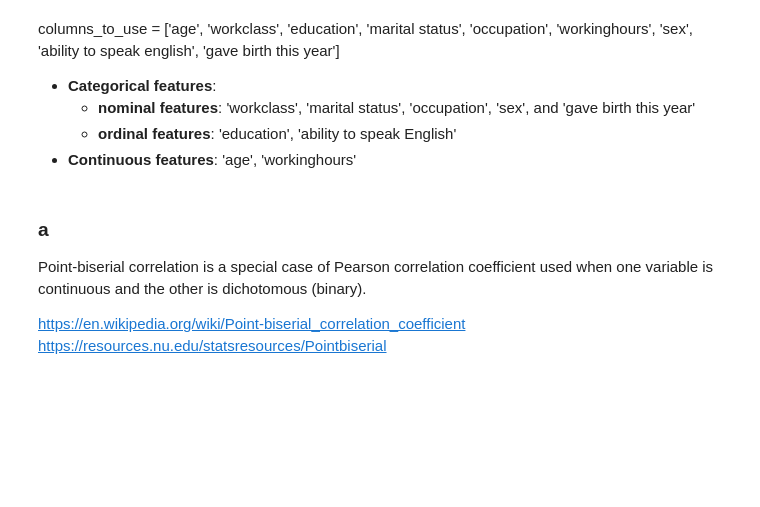
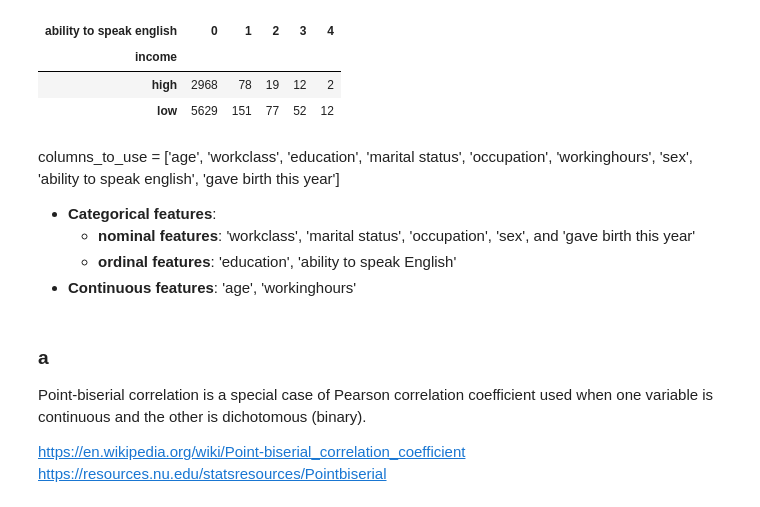
Before and after one commit to MaksimKarnaukh/DataMining, a Jupyter notebook: Assignment2/src/feature_importance.ipynb, the cells around one changed output. Saved outputs shown, nothing was run; the diff lists cells and outputs as text; code cells hidden in the pictures; blank space fills up the shorter version.

```diff
--- a/Assignment2/src/feature_importance.ipynb
+++ b/Assignment2/src/feature_importance.ipynb
@@ -15,3 +25,11 @@ data = load_dataset('../data/assignment2_income_cleaned.xlsx')
+# %%
+income_counts = data.groupby(['income', 'ability to speak english']).size().unstack(fill_value=0)
+income_counts
+# %% [output]
+| ability to speak english | 0 | 1 | 2 | 3 | 4 |
+| income |  |  |  |  |  |
+| high | 2968 | 78 | 19 | 12 | 2 |
+| low | 5629 | 151 | 77 | 52 | 12 |
 # %%
 # Splitting the data into features (X) and target (y)
 X, y = get_features_and_target(data, target_column='income')
```
Also changed, not shown: parts of 1 cell of this notebook, 5 other files.
